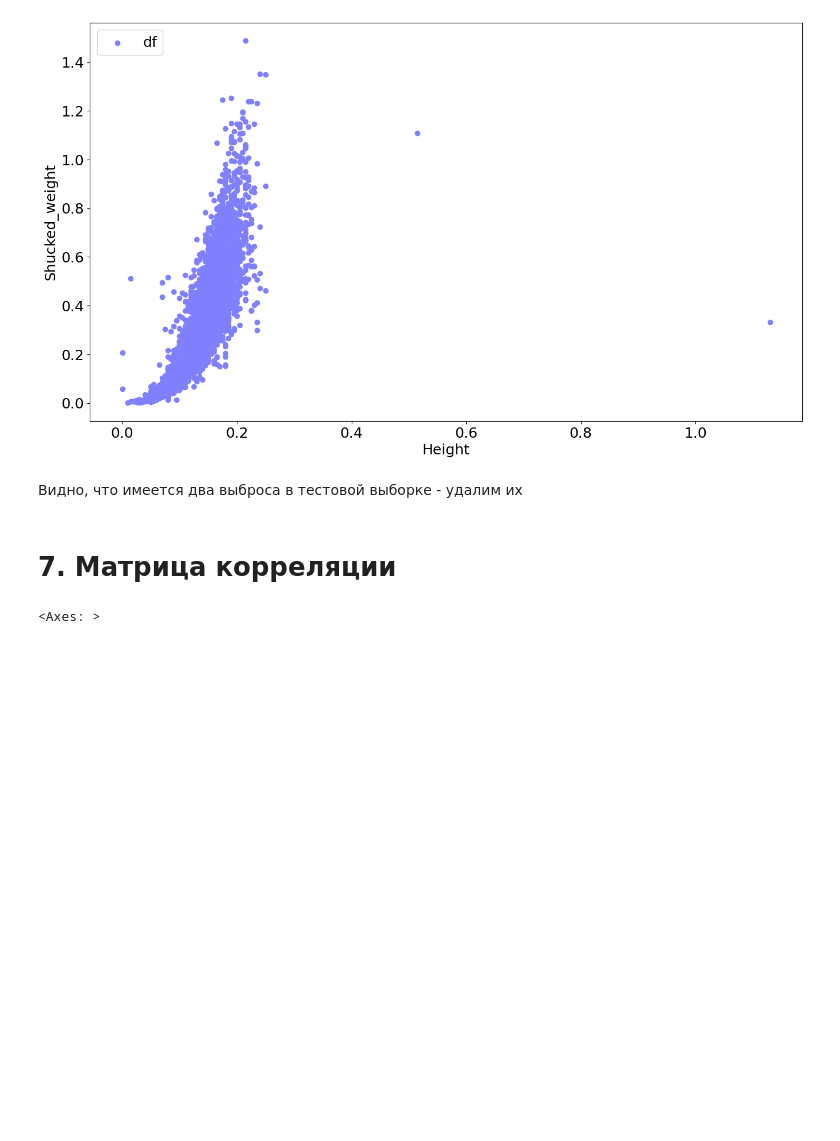
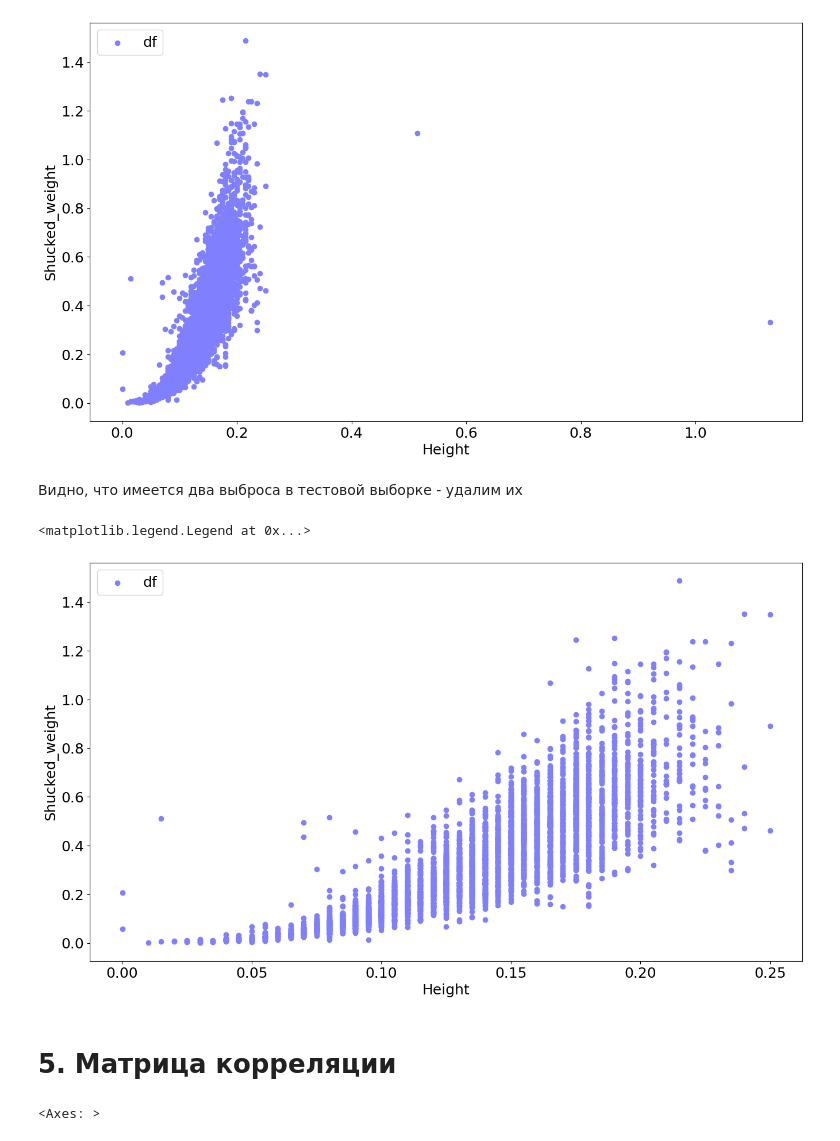
Before and after one commit to Maeatik/mash, a Jupyter notebook: 7/main.ipynb, the cells around one changed output. Cells and saved outputs as stored; diff of their text form; code cells hidden in the pictures; blank space fills up the shorter version.

```diff
--- a/7/main.ipynb
+++ b/7/main.ipynb
@@ -156,8 +114,17 @@ plt.legend(loc='upper left')
 Видно, что имеется два выброса в тестовой выборке - удалим их
 # %%
 df = df.drop(index=list(df.query("Height>0.4").index))
+
+fig, ax = plt.subplots()
+ax.scatter(df.Height, df.Shucked_weight, label='df', c='#8080ff')
+ax.set_xlabel('Height')
+ax.set_ylabel('Shucked_weight')
+plt.legend(loc='upper left')
+# %% [output]
+<matplotlib.legend.Legend at 0x...>
+[figure, added]
 # %% [markdown]
-<h1>7. Матрица корреляции</h1>
+<h1>5. Матрица корреляции</h1>
 # %%
 sns.heatmap(data=df.corr(numeric_only=True)) # Height, Shucked_weight - менее всего коррелируют
 # Height, Shucked_weight - берем за факторы
```
Also changed, not shown: parts of 12 cells of this notebook, 29 other files.
